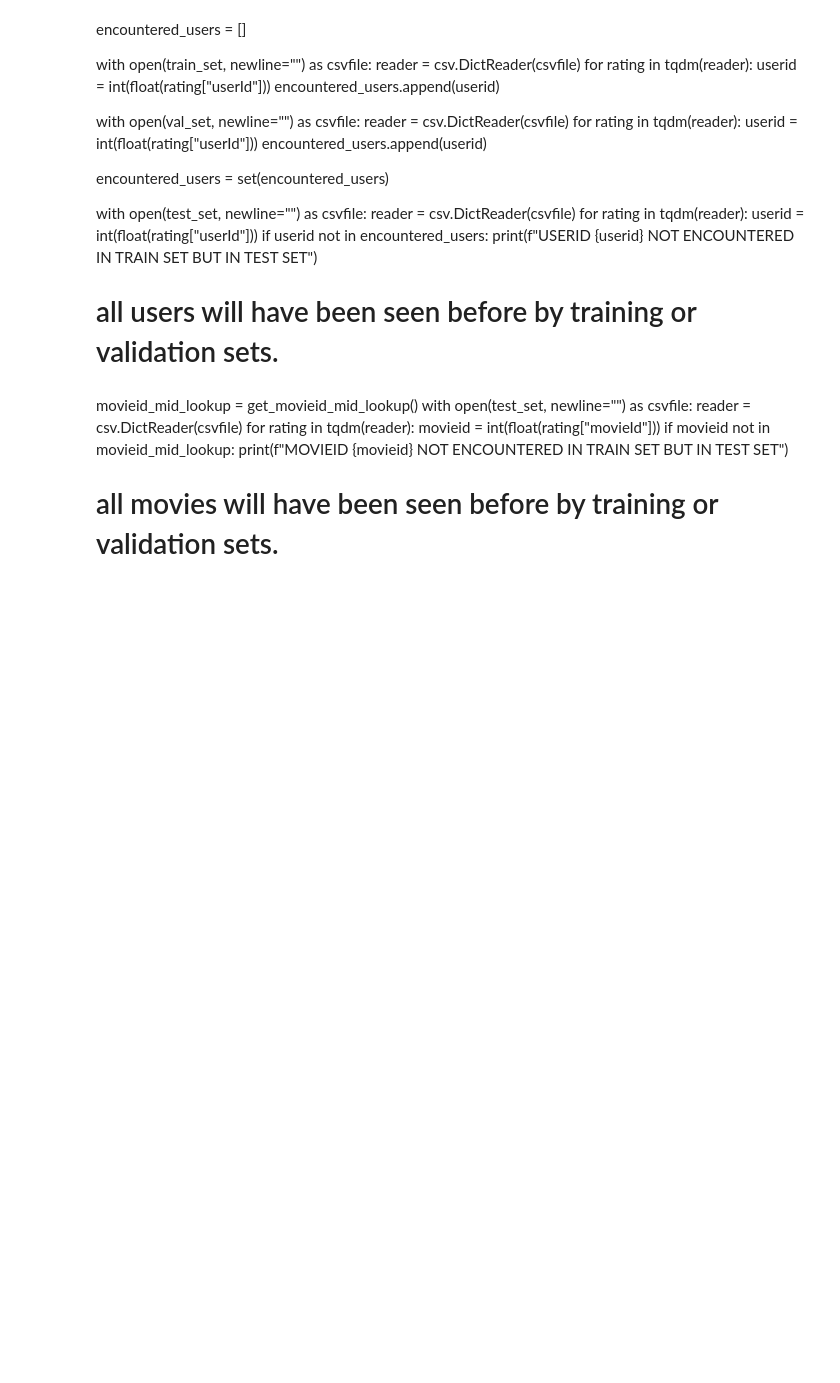
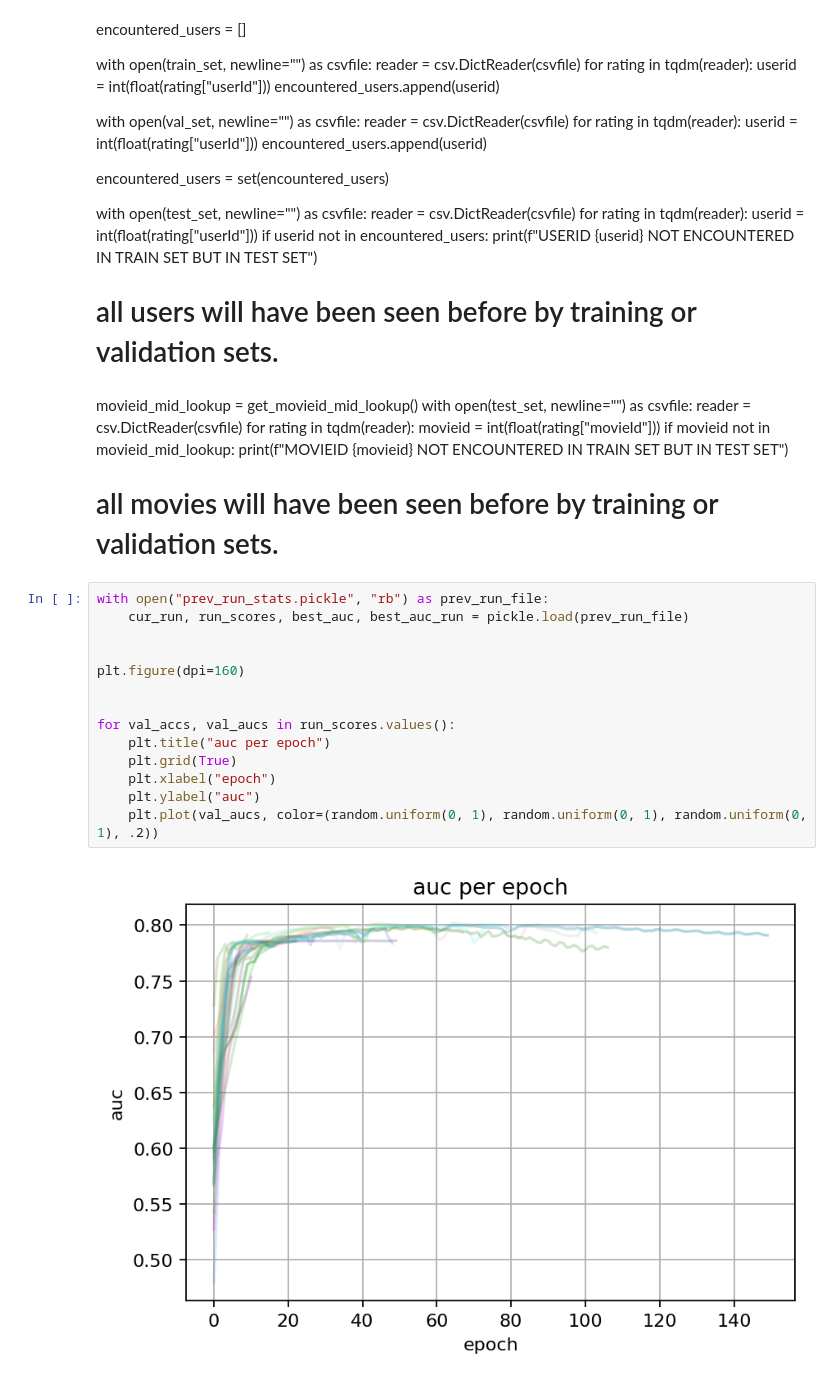
Before and after one commit to 0xDECAFC0FFEE/145_wankers, a Jupyter notebook: reduce_tag_dimensions.ipynb, the cells around one changed output. Saved outputs shown, nothing was run; the diff lists cells and outputs as text; blank space fills up the shorter version.

```diff
--- a/reduce_tag_dimensions.ipynb
+++ b/reduce_tag_dimensions.ipynb
@@ -359,3 +361,19 @@ with open(test_set, newline="") as csvfile:
             print(f"MOVIEID {movieid} NOT ENCOUNTERED IN TRAIN SET BUT IN TEST SET")
 
 # all movies will have been seen before by training or validation sets.
+# %%
+with open("prev_run_stats.pickle", "rb") as prev_run_file:
+    cur_run, run_scores, best_auc, best_auc_run = pickle.load(prev_run_file)
+
+
+plt.figure(dpi=160)
+
+
+for val_accs, val_aucs in run_scores.values():
+    plt.title("auc per epoch")
+    plt.grid(True)
+    plt.xlabel("epoch")
+    plt.ylabel("auc")
+    plt.plot(val_aucs, color=(random.uniform(0, 1), random.uniform(0, 1), random.uniform(0, 1), .2))
+# %% [output]
+[figure, added]
```
Also changed, not shown: parts of 5 cells of this notebook, 3 other files.
